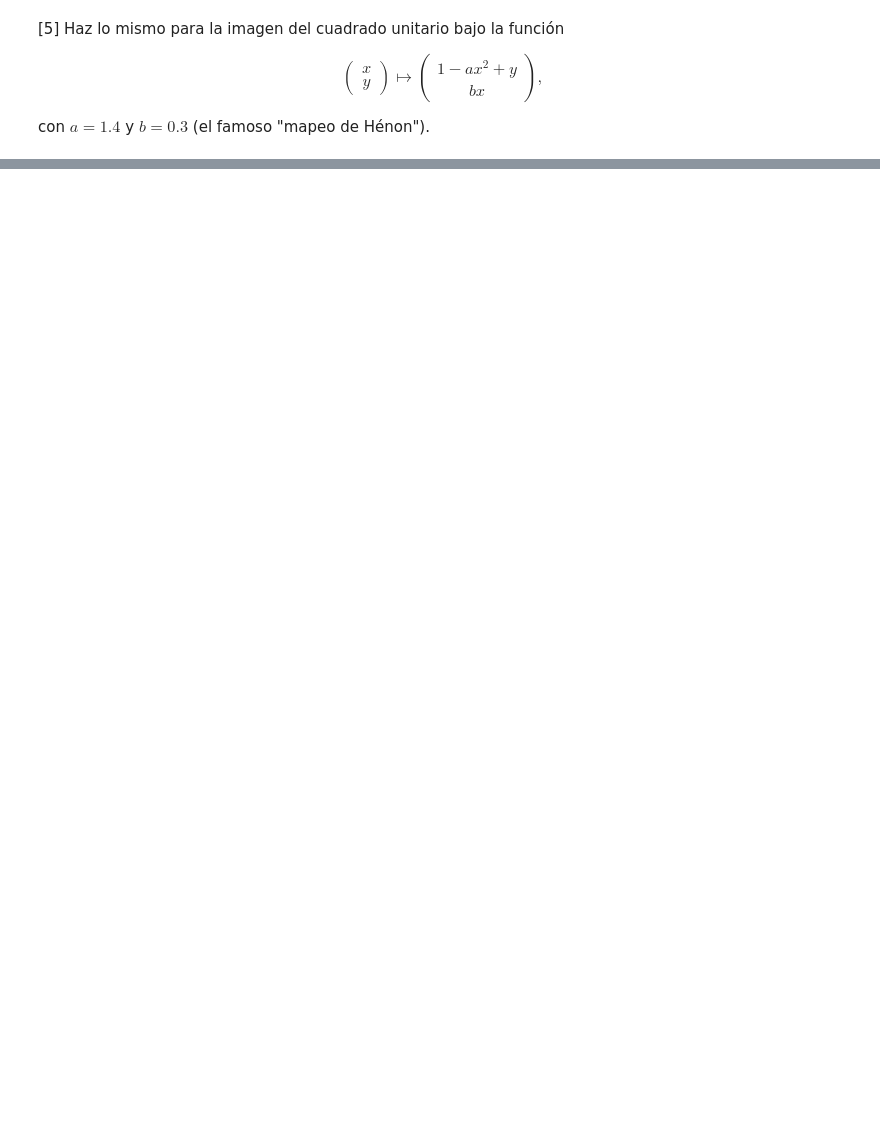
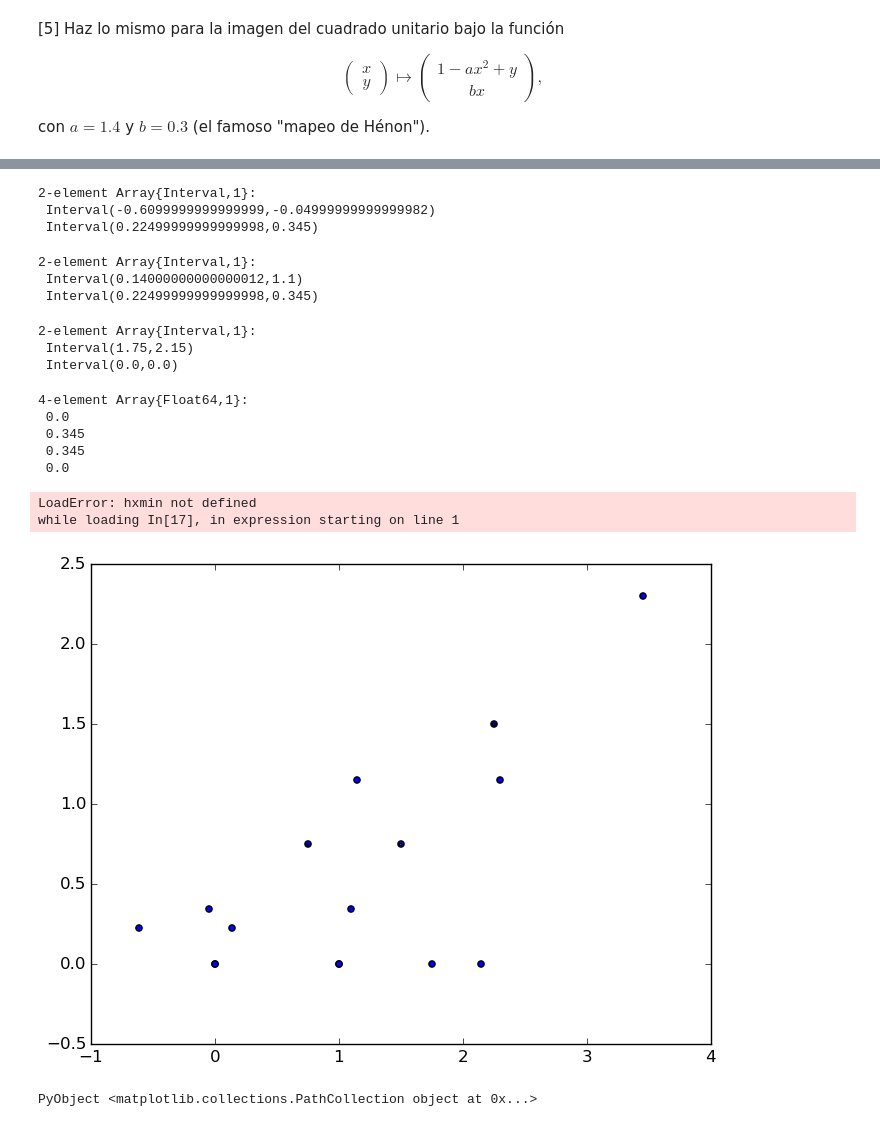
Before and after one commit to TigrisAltaica/Tareas, a Jupyter notebook: 11. Intervalos multi-dimensionales.ipynb, the cells around one changed output, grey strips where cells are left out. Drawn from its saved outputs; the diff is of its cells as text; code cells hidden in the pictures; blank space fills up the shorter version.

```diff
--- a/11. Intervalos multi-dimensionales.ipynb
+++ b/11. Intervalos multi-dimensionales.ipynb
@@ -269,0 +263,40 @@ con $a = 1.4$ y $b=0.3$ (el famoso "mapeo de Hénon").
+# %%
+h2=Henon(P2.I).I
+# %% [output]
+2-element Array{Interval,1}:
+ Interval(-0.6099999999999999,-0.04999999999999982)
+ Interval(0.22499999999999998,0.345)
+# %%
+h3=Henon(P3.I).I
+# %% [output]
+2-element Array{Interval,1}:
+ Interval(0.14000000000000012,1.1)
+ Interval(0.22499999999999998,0.345)
+# %%
+h4=Henon(P4.I).I
+# %% [output]
+2-element Array{Interval,1}:
+ Interval(1.75,2.15)
+ Interval(0.0,0.0)
+# %%
+hxmin=[h1[1].a,h2[1].a,h3[1].a,h4[1].a]
+hymin=[h1[2].a,h2[2].a,h3[2].a,h4[2].a]
+
+hxmax=[h1[1].b,h2[1].b,h3[1].b,h4[1].b]
+hymax=[h1[2].b,h2[2].b,h3[2].b,h4[2].b]
+# %% [output]
+4-element Array{Float64,1}:
+ 0.0
+ 0.345
+ 0.345
+ 0.0
+# %%
+scatter(hxmin,hymin)
+# %% [output]
+LoadError: hxmin not defined
+while loading In[17], in expression starting on line 1
+# %%
+scatter(hxmax,hymax)
+# %% [output]
+[figure, added]
+PyObject <matplotlib.collections.PathCollection object at 0x...>
```
Also changed, not shown: parts of 48 cells of this notebook, 1 other file.
